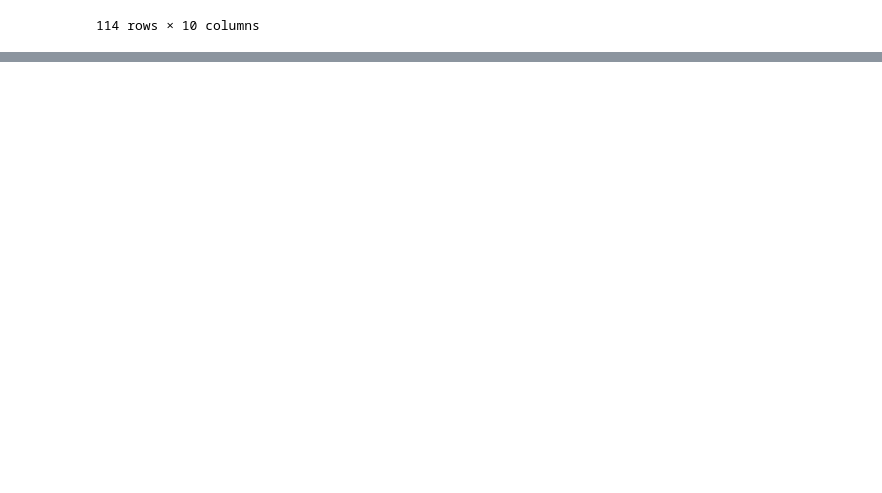
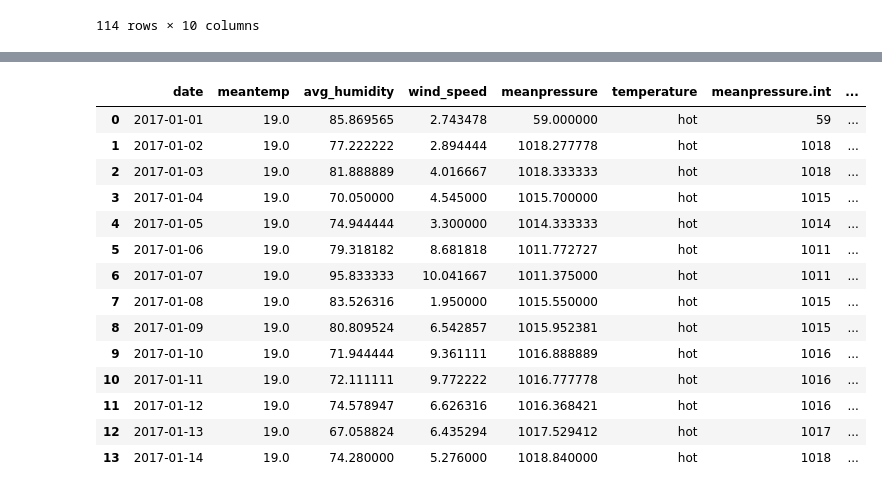
Before and after one commit to georgekuria-crypto/pandas, a Jupyter notebook: index.ipynb, the cells around one changed output, grey strips where cells are left out. Saved outputs shown, nothing was run; the diff lists cells and outputs as text; code cells hidden in the pictures; blank space fills up the shorter version.

```diff
--- a/index.ipynb
+++ b/index.ipynb
@@ -384,3 +385,9 @@ data
 | 112 | 2017-04-23 | 32.875 | 27.500000 | 9.962500 | 1002.125000 | cold | 1002 | ... |
 | 113 | 2017-04-24 | 32.000 | 27.142857 | 12.157143 | 1004.142857 | cold | 1004 | ... |
 114 rows × 10 columns
+# %%
+date_map = { 0 : 'Sun', 1 : 'Mon' , 2 : 'Tue' , 3:'Wed' , 4 : 'Thur', 5 : 'Fri' , 6 : 'Sat'}
+# %%
+data['day']= (data['date'].dt.day)%7
+
+data
@@ -386,0 +408,4 @@ data
+# %%
+data['day_name'] = data['day'].map(date_map)
+
+data
@@ -386,0 +426,18 @@ data
+# %%
+data.head(14)
+# %% [output]
+|  | date | meantemp | avg_humidity | wind_speed | meanpressure | temperature | meanpressure.int | ... |
+| 0 | 2017-01-01 | 19.0 | 85.869565 | 2.743478 | 59.000000 | hot | 59 | ... |
+| 1 | 2017-01-02 | 19.0 | 77.222222 | 2.894444 | 1018.277778 | hot | 1018 | ... |
+| 2 | 2017-01-03 | 19.0 | 81.888889 | 4.016667 | 1018.333333 | hot | 1018 | ... |
+| 3 | 2017-01-04 | 19.0 | 70.050000 | 4.545000 | 1015.700000 | hot | 1015 | ... |
+| 4 | 2017-01-05 | 19.0 | 74.944444 | 3.300000 | 1014.333333 | hot | 1014 | ... |
+| 5 | 2017-01-06 | 19.0 | 79.318182 | 8.681818 | 1011.772727 | hot | 1011 | ... |
+| 6 | 2017-01-07 | 19.0 | 95.833333 | 10.041667 | 1011.375000 | hot | 1011 | ... |
+| 7 | 2017-01-08 | 19.0 | 83.526316 | 1.950000 | 1015.550000 | hot | 1015 | ... |
+| 8 | 2017-01-09 | 19.0 | 80.809524 | 6.542857 | 1015.952381 | hot | 1015 | ... |
+| 9 | 2017-01-10 | 19.0 | 71.944444 | 9.361111 | 1016.888889 | hot | 1016 | ... |
+| 10 | 2017-01-11 | 19.0 | 72.111111 | 9.772222 | 1016.777778 | hot | 1016 | ... |
+| 11 | 2017-01-12 | 19.0 | 74.578947 | 6.626316 | 1016.368421 | hot | 1016 | ... |
+| 12 | 2017-01-13 | 19.0 | 67.058824 | 6.435294 | 1017.529412 | hot | 1017 | ... |
+| 13 | 2017-01-14 | 19.0 | 74.280000 | 5.276000 | 1018.840000 | hot | 1018 | ... |
```
Also changed, not shown: parts of 4 cells of this notebook.
